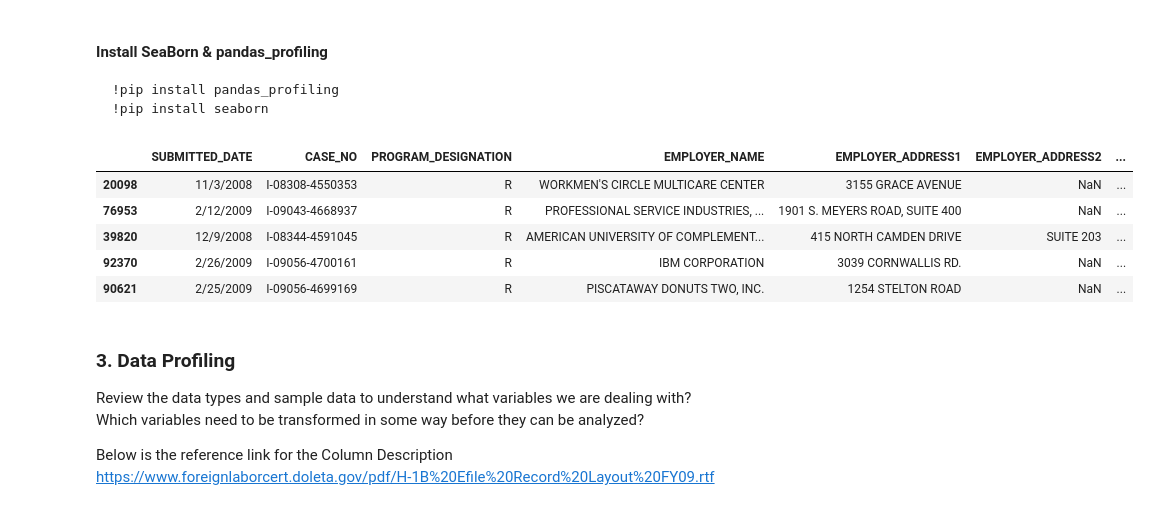
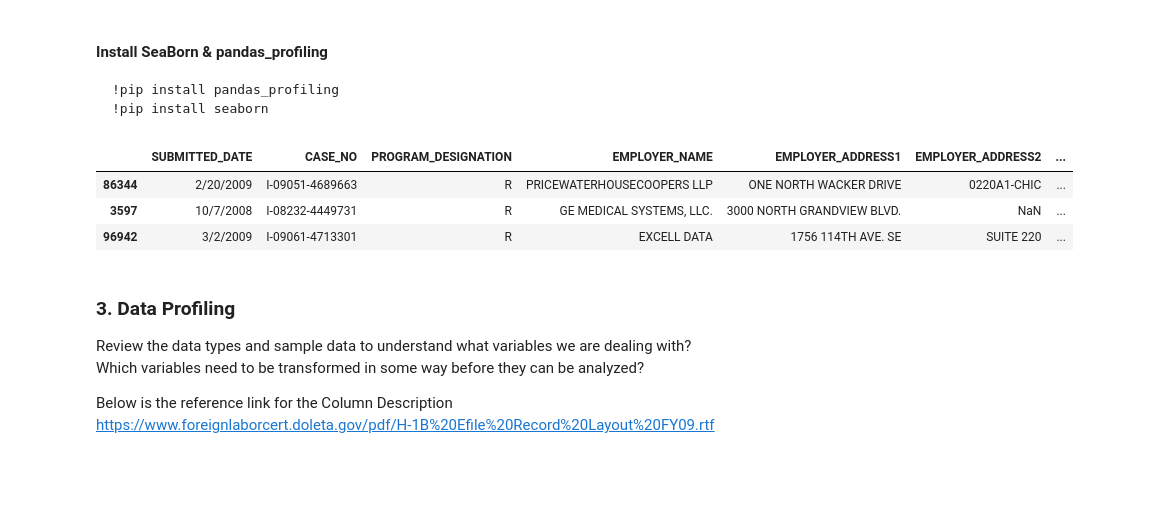
Before and after one commit to karthikeyanbalusamy/EDA-Project, a Jupyter notebook: US H1B Visa Petition.ipynb, the cells around one changed output. Saved outputs shown, nothing was run; the diff lists cells and outputs as text; code cells hidden in the pictures; blank space fills up the shorter version.

```diff
--- a/US H1B Visa Petition.ipynb
+++ b/US H1B Visa Petition.ipynb
@@ -76,20 +76,19 @@ DataSheet Link : https://www.foreignlaborcert.doleta.gov/docs/lca/H-1B_Case_Data
 # %%
 # Import packages
 import pandas as pd
 import seaborn as sns
 import numpy as np
 import matplotlib.pyplot as plt
 
 pd.set_option('display.max_columns', 100)
 H1_status = pd.read_csv ('https://raw.githubusercontent.com/karthikeyanbalusamy/project/master/H1B_data.csv')
-H1_status.sample (5)
+city_master = pd.read_csv ('C:/INSAID/Project/visa/city_repo.csv') # This CSV file contains the master US city data
+H1_status.sample (3)
 # %% [output]
 |  | SUBMITTED_DATE | CASE_NO | PROGRAM_DESIGNATION | EMPLOYER_NAME | EMPLOYER_ADDRESS1 | EMPLOYER_ADDRESS2 | ... |
-| 20098 | 11/3/2008 | I-08308-4550353 | R | WORKMEN'S CIRCLE MULTICARE CENTER | 3155 GRACE AVENUE | NaN | ... |
-| 76953 | 2/12/2009 | I-09043-4668937 | R | PROFESSIONAL SERVICE INDUSTRIES, ... | 1901 S. MEYERS ROAD, SUITE 400 | NaN | ... |
-| 39820 | 12/9/2008 | I-08344-4591045 | R | AMERICAN UNIVERSITY OF COMPLEMENT... | 415 NORTH CAMDEN DRIVE | SUITE 203 | ... |
-| 92370 | 2/26/2009 | I-09056-4700161 | R | IBM CORPORATION | 3039 CORNWALLIS RD. | NaN | ... |
-| 90621 | 2/25/2009 | I-09056-4699169 | R | PISCATAWAY DONUTS TWO, INC. | 1254 STELTON ROAD | NaN | ... |
+| 86344 | 2/20/2009 | I-09051-4689663 | R | PRICEWATERHOUSECOOPERS LLP | ONE NORTH WACKER DRIVE | 0220A1-CHIC | ... |
+| 3597 | 10/7/2008 | I-08232-4449731 | R | GE MEDICAL SYSTEMS, LLC. | 3000 NORTH GRANDVIEW BLVD. | NaN | ... |
+| 96942 | 3/2/2009 | I-09061-4713301 | R | EXCELL DATA | 1756 114TH AVE. SE | SUITE 220 | ... |
 # %% [markdown]
 <a id=section3></a>
 ### 3. Data Profiling
```
Also changed, not shown: parts of 49 cells of this notebook.
